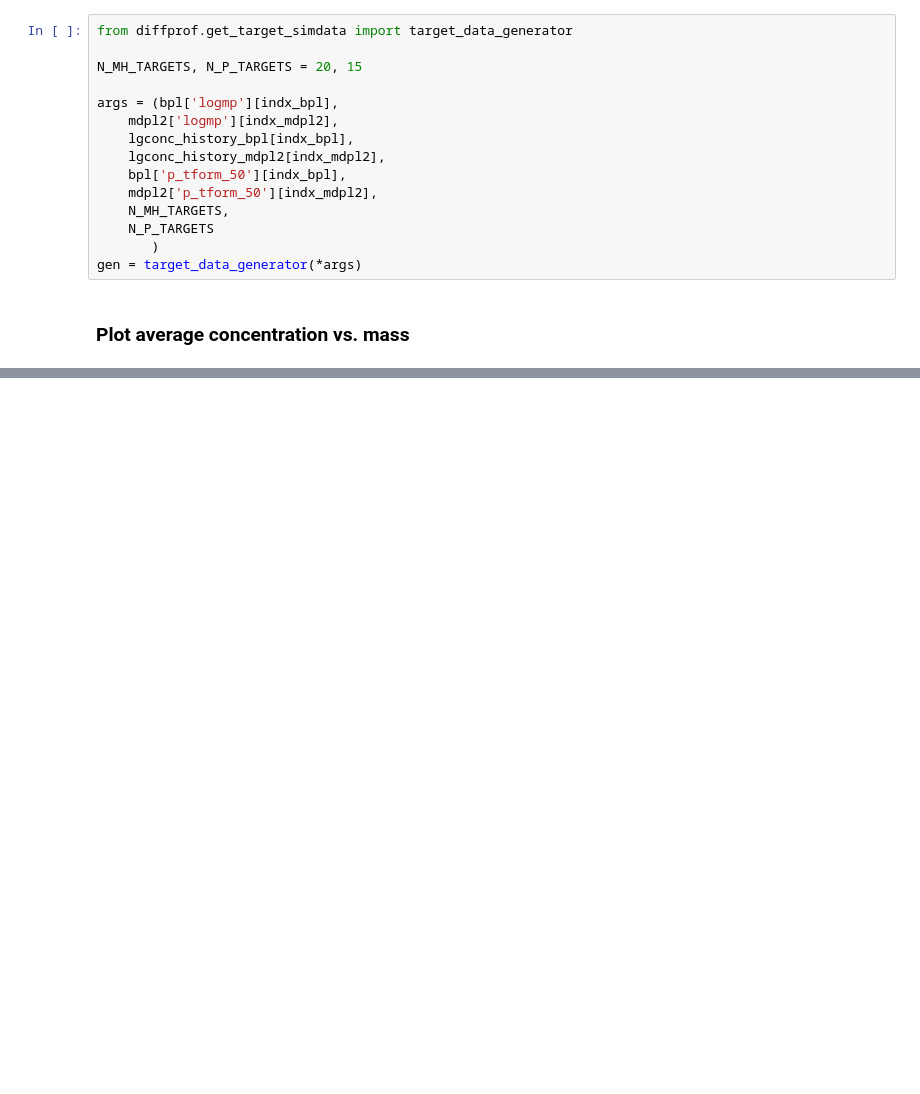
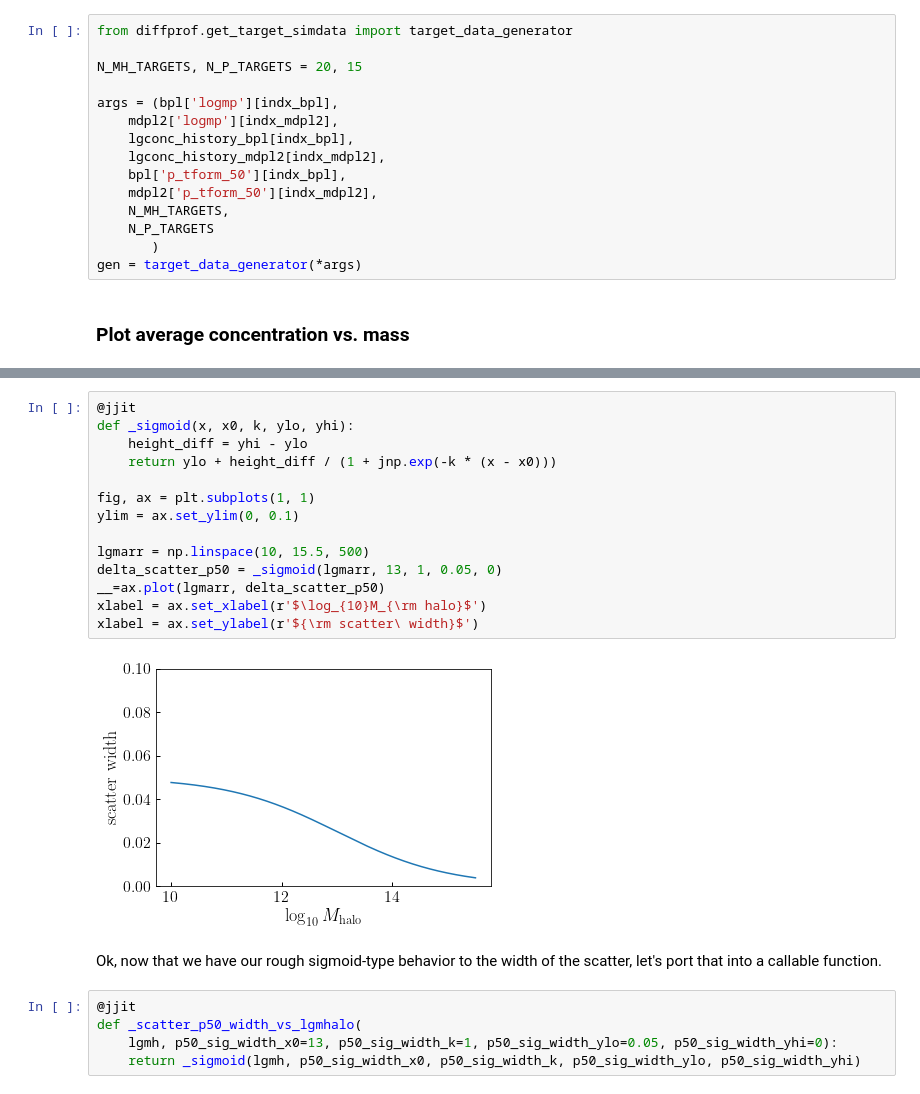
Before and after one commit to BaryonPasters/diffprof, a Jupyter notebook: notebooks/demo_target_data_generator.ipynb, the cells around one changed output, grey strips where cells are left out. Saved outputs shown, nothing was run; the diff lists cells and outputs as text; blank space fills up the shorter version.

Commit message:
Updated notebook on target_data_generator to demonstrate how to calibrate a target data model for the p50-dependence of the scatter

```diff
--- a/notebooks/demo_target_data_generator.ipynb
+++ b/notebooks/demo_target_data_generator.ipynb
@@ -177,0 +189,23 @@ Runtime to generate target data = 5.3 seconds
+# %%
+@jjit
+def _sigmoid(x, x0, k, ylo, yhi):
+    height_diff = yhi - ylo
+    return ylo + height_diff / (1 + jnp.exp(-k * (x - x0)))
+
+fig, ax = plt.subplots(1, 1)
+ylim = ax.set_ylim(0, 0.1)
+
+lgmarr = np.linspace(10, 15.5, 500)
+delta_scatter_p50 = _sigmoid(lgmarr, 13, 1, 0.05, 0)
+__=ax.plot(lgmarr, delta_scatter_p50)
+xlabel = ax.set_xlabel(r'$\log_{10}M_{\rm halo}$')
+xlabel = ax.set_ylabel(r'${\rm scatter\ width}$')
+# %% [output]
+[figure, added]
+# %% [markdown]
+Ok, now that we have our rough sigmoid-type behavior to the width of the scatter, let's port that into a callable function.
+# %%
+@jjit
+def _scatter_p50_width_vs_lgmhalo(
+    lgmh, p50_sig_width_x0=13, p50_sig_width_k=1, p50_sig_width_ylo=0.05, p50_sig_width_yhi=0):
+    return _sigmoid(lgmh, p50_sig_width_x0, p50_sig_width_k, p50_sig_width_ylo, p50_sig_width_yhi)
```
Also changed, not shown: parts of 11 cells of this notebook.
